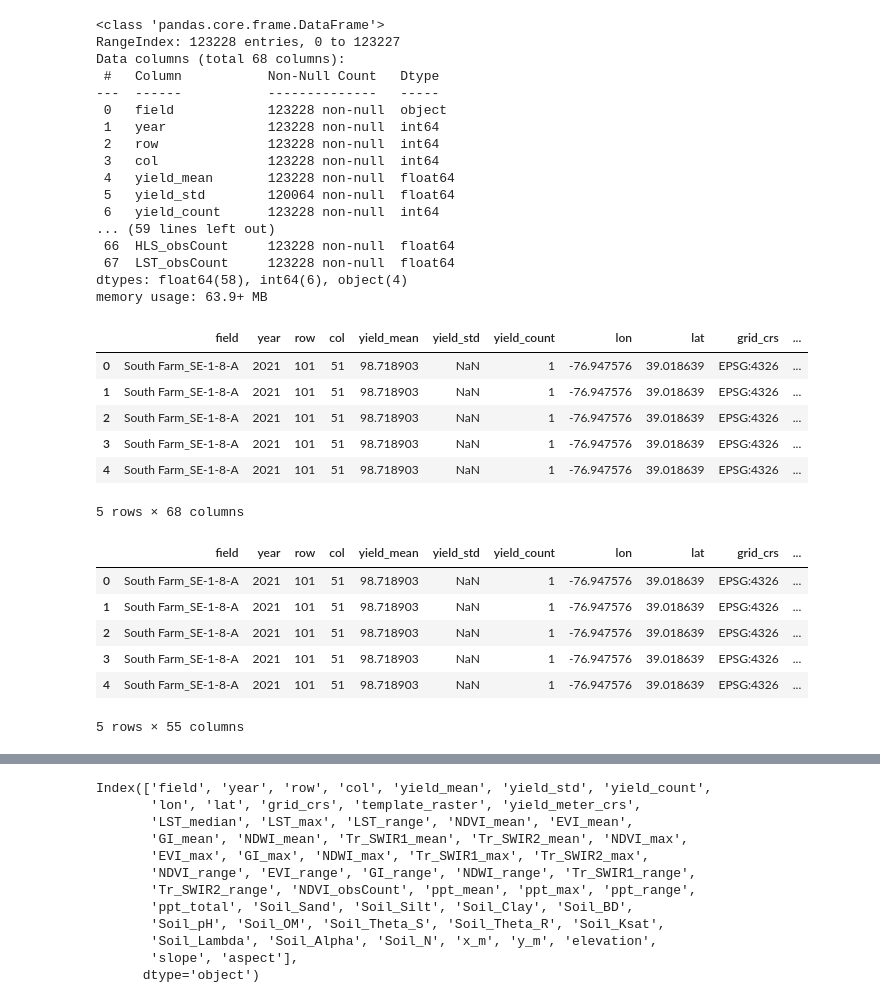
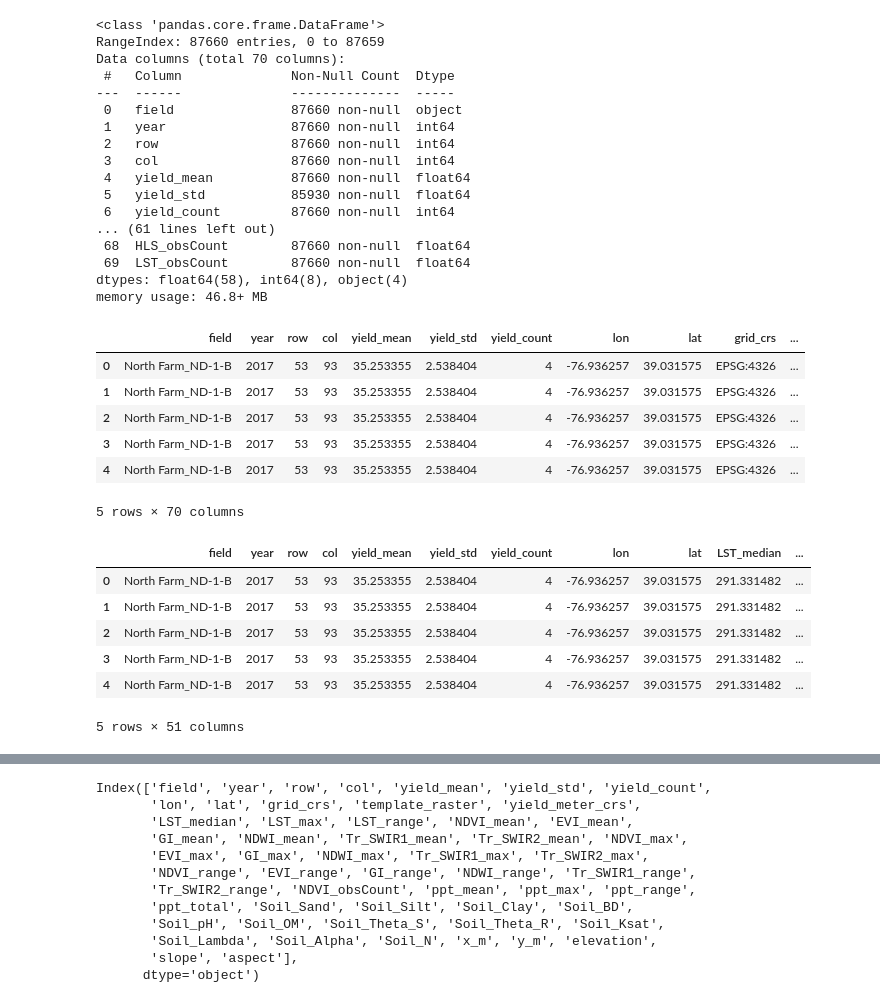
Before and after one commit to samarranjit/Yield_Prediction, a Jupyter notebook: 30mresolution_data/TreeBasedModelsOn30mDatasets.ipynb, the cells around one changed output, grey strips where cells are left out. Cells and saved outputs as stored; diff of their text form; code cells hidden in the pictures.

Commit message:
Corn Results

```diff
--- a/30mresolution_data/TreeBasedModelsOn30mDatasets.ipynb
+++ b/30mresolution_data/TreeBasedModelsOn30mDatasets.ipynb
@@ -8,7 +10,7 @@ corn_fn = r"/home/cholab/LabMembers/Samar/Yield_Prediction/data/monthlyTimeserie
 
 wheat_fn = r"/home/cholab/LabMembers/Samar/Yield_Prediction/data/monthlyTimeseriesData/2wheat_monthly_timeseries_imputed_recalculated.parquet"
 soy_fn = r"/home/cholab/LabMembers/Samar/Yield_Prediction/data/monthlyTimeseriesData/2soybeans_monthly_timeseries_imputed_recalculated.parquet"
-CROP = "corn"   # "soy" | "corn" | "wheat"
+CROP = "wheat"   # "soy" | "corn" | "wheat"
 
 fn_map = {"soy": soy_fn, "corn": corn_fn, "wheat": wheat_fn}
 data_path = fn_map[CROP]
@@ -31,33 +33,33 @@ Shape: (123228, 68)
 df.info()
 # %% [output]
 <class 'pandas.core.frame.DataFrame'>
-RangeIndex: 123228 entries, 0 to 123227
-Data columns (total 68 columns):
- #   Column           Non-Null Count   Dtype
----  ------           --------------   -----
- 0   field            123228 non-null  object
- 1   year             123228 non-null  int64
- 2   row              123228 non-null  int64
- 3   col              123228 non-null  int64
- 4   yield_mean       123228 non-null  float64
- 5   yield_std        120064 non-null  float64
- 6   yield_count      123228 non-null  int64
-... (59 lines left out)
- 66  HLS_obsCount     123228 non-null  float64
- 67  LST_obsCount     123228 non-null  float64
-dtypes: float64(58), int64(6), object(4)
-memory usage: 63.9+ MB
+RangeIndex: 87660 entries, 0 to 87659
+Data columns (total 70 columns):
+ #   Column              Non-Null Count  Dtype
+---  ------              --------------  -----
+ 0   field               87660 non-null  object
+ 1   year                87660 non-null  int64
+ 2   row                 87660 non-null  int64
+ 3   col                 87660 non-null  int64
+ 4   yield_mean          87660 non-null  float64
+ 5   yield_std           85930 non-null  float64
+ 6   yield_count         87660 non-null  int64
+... (61 lines left out)
+ 68  HLS_obsCount        87660 non-null  float64
+ 69  LST_obsCount        87660 non-null  float64
+dtypes: float64(58), int64(8), object(4)
+memory usage: 46.8+ MB
 # %%
 df.rename(columns={"x_utm": "x_m", "y_utm": "y_m"}, inplace=True)
 df.head()
 # %% [output]
 |  | field | year | row | col | yield_mean | yield_std | yield_count | lon | lat | grid_crs | ... |
-| 0 | South Farm_SE-1-8-A | 2021 | 101 | 51 | 98.718903 | NaN | 1 | -76.947576 | 39.018639 | EPSG:4326 | ... |
-| 1 | South Farm_SE-1-8-A | 2021 | 101 | 51 | 98.718903 | NaN | 1 | -76.947576 | 39.018639 | EPSG:4326 | ... |
-| 2 | South Farm_SE-1-8-A | 2021 | 101 | 51 | 98.718903 | NaN | 1 | -76.947576 | 39.018639 | EPSG:4326 | ... |
-| 3 | South Farm_SE-1-8-A | 2021 | 101 | 51 | 98.718903 | NaN | 1 | -76.947576 | 39.018639 | EPSG:4326 | ... |
-| 4 | South Farm_SE-1-8-A | 2021 | 101 | 51 | 98.718903 | NaN | 1 | -76.947576 | 39.018639 | EPSG:4326 | ... |
+| 0 | North Farm_ND-1-B | 2017 | 53 | 93 | 35.253355 | 2.538404 | 4 | -76.936257 | 39.031575 | EPSG:4326 | ... |
+| 1 | North Farm_ND-1-B | 2017 | 53 | 93 | 35.253355 | 2.538404 | 4 | -76.936257 | 39.031575 | EPSG:4326 | ... |
+| 2 | North Farm_ND-1-B | 2017 | 53 | 93 | 35.253355 | 2.538404 | 4 | -76.936257 | 39.031575 | EPSG:4326 | ... |
+| 3 | North Farm_ND-1-B | 2017 | 53 | 93 | 35.253355 | 2.538404 | 4 | -76.936257 | 39.031575 | EPSG:4326 | ... |
+| 4 | North Farm_ND-1-B | 2017 | 53 | 93 | 35.253355 | 2.538404 | 4 | -76.936257 | 39.031575 | EPSG:4326 | ... |
-5 rows × 68 columns
+5 rows × 70 columns
 # %%
 # month_index      241080 non-null  int64
 #  57  NDVI             241080 non-null  float64
@@ -74,16 +76,17 @@ df.head()
 #  68  window
 # %%
 df.drop(columns=[
-    "month_index", "PPT_mm", "month",
-    "NDVI", "EVI", "GI", "NDWI", "LST_K", "Tr_SWIR1", "Tr_SWIR2", "PPT_obsCount", "HLS_obsCount", "LST_obsCount"
+    # "PPT_mm", "month",
+    # "NDVI", "EVI", "GI", "NDWI", "LST_K", "Tr_SWIR1", "Tr_SWIR2", "PPT_obsCount", "HLS_obsCount", "LST_obsCount"
+'grid_crs', 'template_raster', 'yield_meter_crs'
     ], inplace=True)
 df.head()
 # %% [output]
-|  | field | year | row | col | yield_mean | yield_std | yield_count | lon | lat | grid_crs | ... |
-| 0 | South Farm_SE-1-8-A | 2021 | 101 | 51 | 98.718903 | NaN | 1 | -76.947576 | 39.018639 | EPSG:4326 | ... |
-| 1 | South Farm_SE-1-8-A | 2021 | 101 | 51 | 98.718903 | NaN | 1 | -76.947576 | 39.018639 | EPSG:4326 | ... |
-| 2 | South Farm_SE-1-8-A | 2021 | 101 | 51 | 98.718903 | NaN | 1 | -76.947576 | 39.018639 | EPSG:4326 | ... |
-| 3 | South Farm_SE-1-8-A | 2021 | 101 | 51 | 98.718903 | NaN | 1 | -76.947576 | 39.018639 | EPSG:4326 | ... |
-| 4 | South Farm_SE-1-8-A | 2021 | 101 | 51 | 98.718903 | NaN | 1 | -76.947576 | 39.018639 | EPSG:4326 | ... |
+|  | field | year | row | col | yield_mean | yield_std | yield_count | lon | lat | LST_median | ... |
+| 0 | North Farm_ND-1-B | 2017 | 53 | 93 | 35.253355 | 2.538404 | 4 | -76.936257 | 39.031575 | 291.331482 | ... |
+| 1 | North Farm_ND-1-B | 2017 | 53 | 93 | 35.253355 | 2.538404 | 4 | -76.936257 | 39.031575 | 291.331482 | ... |
+| 2 | North Farm_ND-1-B | 2017 | 53 | 93 | 35.253355 | 2.538404 | 4 | -76.936257 | 39.031575 | 291.331482 | ... |
+| 3 | North Farm_ND-1-B | 2017 | 53 | 93 | 35.253355 | 2.538404 | 4 | -76.936257 | 39.031575 | 291.331482 | ... |
+| 4 | North Farm_ND-1-B | 2017 | 53 | 93 | 35.253355 | 2.538404 | 4 | -76.936257 | 39.031575 | 291.331482 | ... |
-5 rows × 55 columns
+5 rows × 51 columns
 # %%
```
Also changed, not shown: parts of 15 cells of this notebook.
